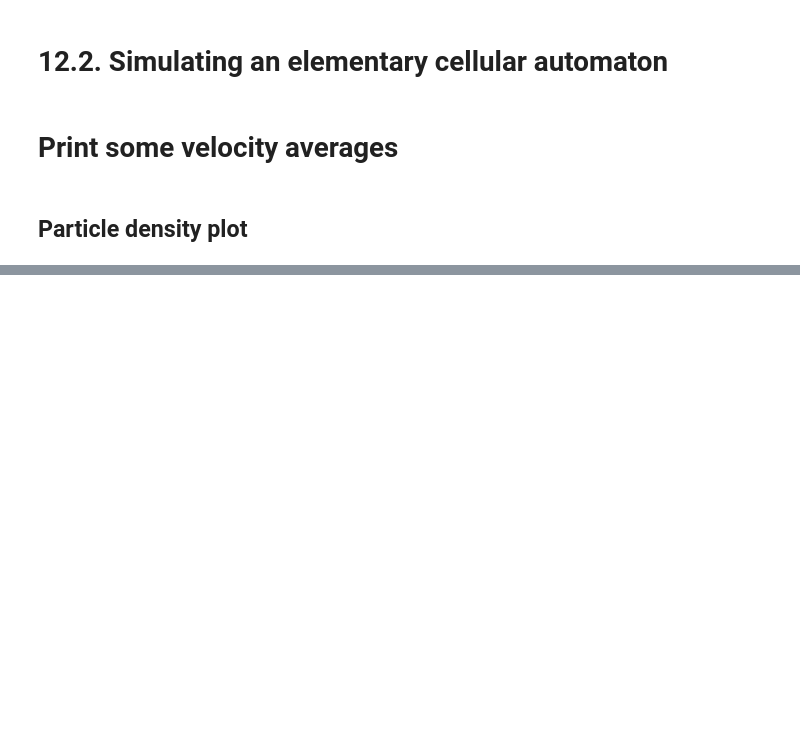
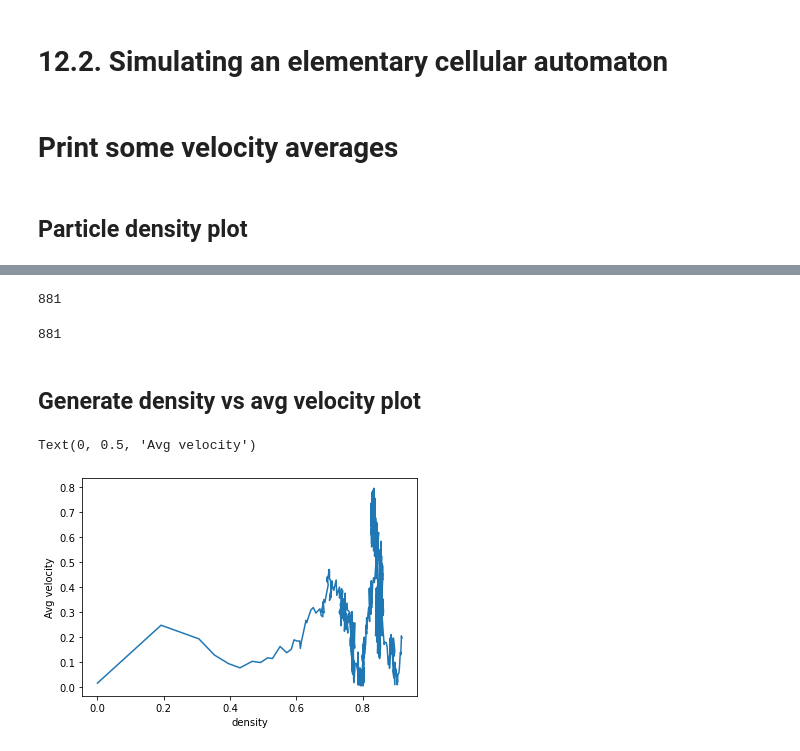
Before and after one commit to wiebetimmers/CSS-ParticleFlocking, a Jupyter notebook: 1D_viscek_automata_density.ipynb, the cells around one changed output, grey strips where cells are left out. Saved outputs shown, nothing was run; the diff lists cells and outputs as text; code cells hidden in the pictures; blank space fills up the shorter version.

```diff
--- a/1D_viscek_automata_density.ipynb
+++ b/1D_viscek_automata_density.ipynb
@@ -149,6 +149,59 @@ plt.imshow(density_x, interpolation='none')
+# %%
+ll = 0
+for i in density_x[802]:
+    if i == 0:
+        ll += 1
+print(ll)
+# %% [output]
+881
+# %%
+density_x[802].count(0)
+#1 - (density sum empty array / length density_x)
+# %% [output]
+881
 # %%
 # bifurcation plot
 # logistic map
 # variance in particle density
 # %%
 #print('one row of 1d plot', x[20])
+# %% [markdown]
+## Generate density vs avg velocity plot
+# %%
+N = 1000
+L = 1000
+its = 1000
+eta = 0.02
+
+end_average_velocity = []
+end_average_velocity_mean100_its = []
+avg_velocity = []
+
+x = generate2(L, its, eta, p)
+for gen in x:
+    velocities = []
+    for vel in gen:  # only count the non-zero velocities
+        if vel == []:
+            continue
+        if vel != 0:
+            velocities.append(int(vel[0]))
+
+    avg_velocity.append((abs(sum(velocities)))/len(velocities))
+
+end_average_velocity.append((avg_velocity[-1]))
+end_average_velocity_mean100_its.append(np.mean(avg_velocity[-100:]))
+
+density_x = get_density_values(x)
+
+density = []
+
+for i in range(len(density_x)):
+    dens = density_x[i].count(0)
+    density.append(dens/len(density_x))
+
+plt.plot(density, avg_velocity)
+plt.xlabel("density")
+plt.ylabel("Avg velocity")
+# %% [output]
+Text(0, 0.5, 'Avg velocity')
+[figure, added]
```
Also changed, not shown: parts of 10 cells of this notebook.
